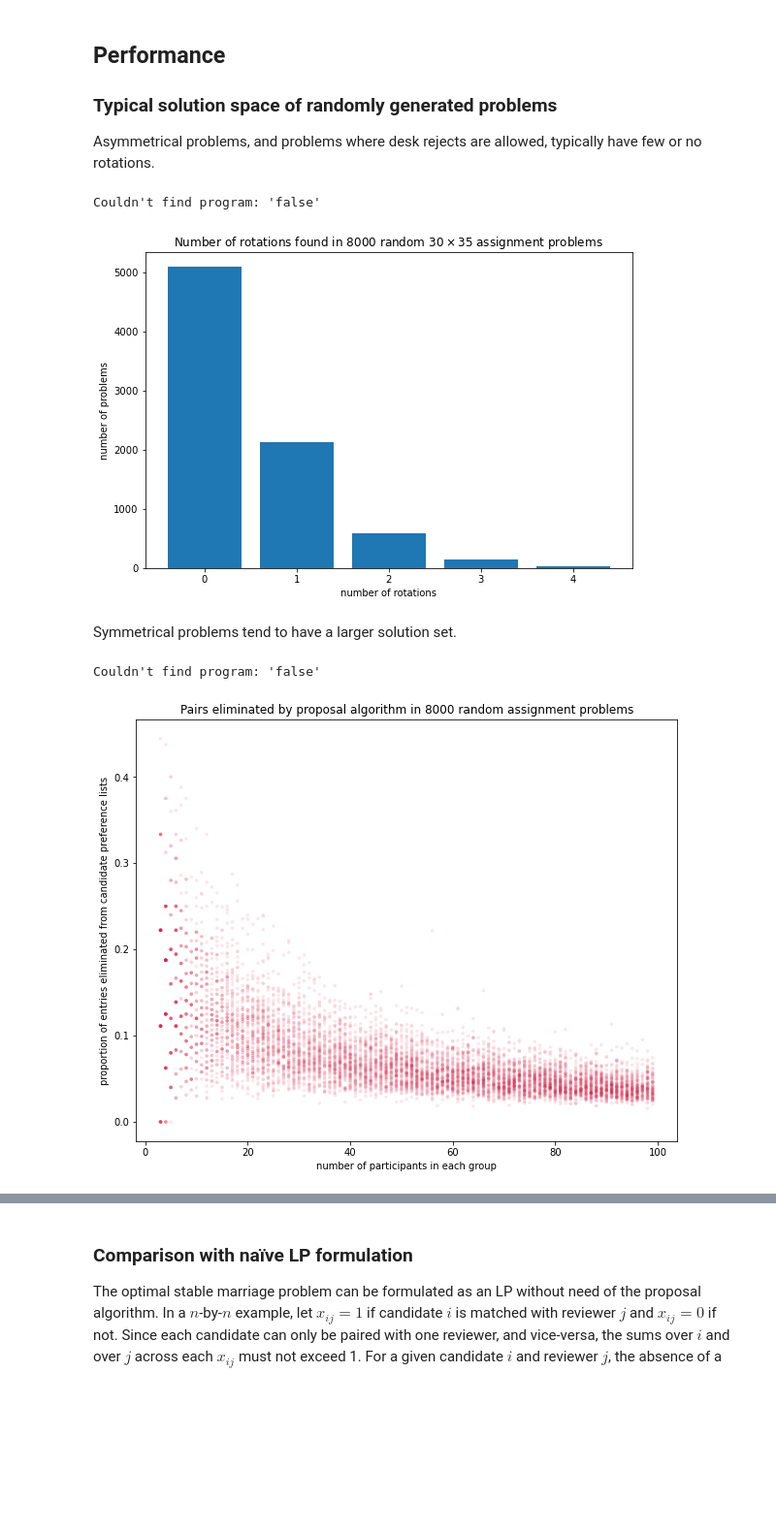
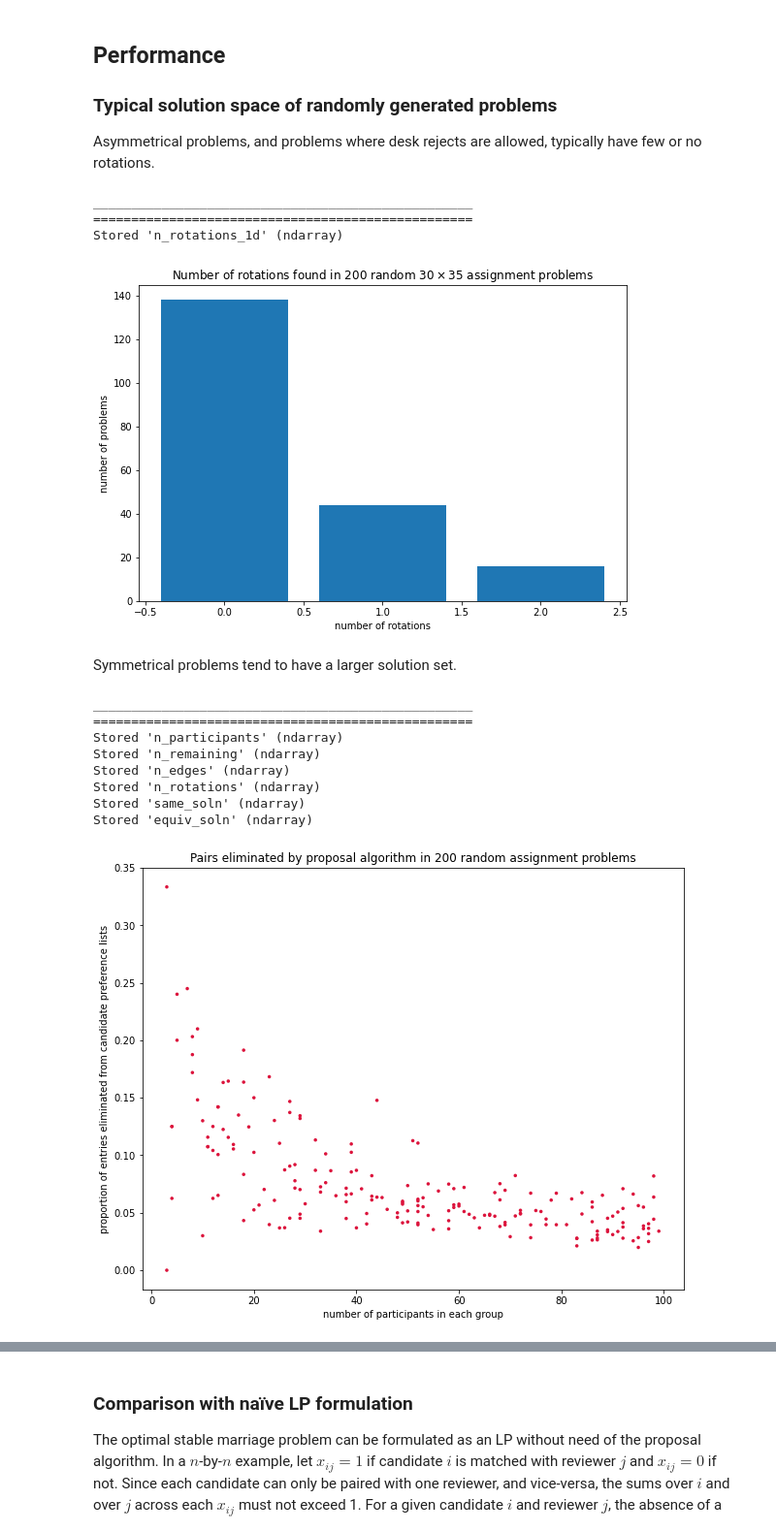
Before and after one commit to maxkapur/assignment, a Jupyter notebook: discussion.ipynb, the cells around one changed output, grey strips where cells are left out. Shown at 97% size. Cells and saved outputs as stored; diff of their text form; code cells hidden in the pictures; blank space fills up the shorter version.

```diff
--- a/discussion.ipynb
+++ b/discussion.ipynb
@@ -310,7 +313,7 @@ pass
 
 Asymmetrical problems, and problems where desk rejects are allowed, typically have few or no rotations.
 # %%
-size = 8000
+size = 200
 # %%
 %%script false --no-raise-error
 np.random.seed(900)
@@ -336,7 +339,9 @@ print()
 n_rotations_1d = np.array(n_rotations_1d)
 %store n_rotations_1d
 # %% [output]
-Couldn't find program: 'false'
+__________________________________________________
+==================================================
+Stored 'n_rotations_1d' (ndarray)
 # %%
 counts = [(n_rotations_1d==i).sum() for i in range(n_rotations_1d.max())]
 
@@ -347,11 +352,11 @@ plt.title(r"Number of rotations found in {} random $30 \times 35$ assignment pro
 plt.bar(range(len(counts)), counts)
 pass
 # %% [output]
-[figure, old version]
+[figure, new version]
 # %% [markdown]
 Symmetrical problems tend to have a larger solution set.
 # %%
-size = 8000
+size = 200
 maxn = 100
 # %%
 %%script false --no-raise-error
@@ -361,6 +366,8 @@ n_participants = []
 n_remaining = []
 n_edges = []
 n_rotations = []
+same_soln = []
+equiv_soln = []
 
 print("_" * 50)
 
@@ -376,38 +383,64 @@ for i in range(size):
 
     n_participants.append(n_i)
     n_remaining.append(sum([len(i) for i in material.proposal()[1]]))
-    edges, rp = material.rotation_digraph()[:2]
+    edges, rotation_poset, rotation_weights, rotation_depths, rotation_key = material.rotation_digraph()
     n_edges.append(len(edges))
-    n_rotations.append(len(rp))
+    n_rotations.append(len(rotation_poset))
+
+    if n_rotations[-1] > 0:
+        r_in_opt_hone, rotation_members_hone = \
+            osa_from_rotation_digraph(edges, rotation_poset, rotation_weights,
+                                      rotation_depths, rotation_key, method='hone')
+
+        r_in_opt_simp, rotation_members_simp = \
+                osa_from_rotation_digraph(edges, rotation_poset, rotation_weights,
+                                          rotation_depths, rotation_key, method='simplex')
+
+        same_soln.append(np.array_equal(r_in_opt_hone, r_in_opt_simp))
+        equiv_soln.append(r_in_opt_hone @ rotation_weights == r_in_opt_simp @ rotation_weights)
 
 print()
 
 n_participants = np.array(n_participants)
 n_remaining = np.array(n_remaining)
+n_edges = np.array(n_edges)
 n_rotations = np.array(n_rotations)
+
+same_soln = np.array(same_soln)
+equiv_soln = np.array(equiv_soln)
 
 %store n_participants
 %store n_remaining
 %store n_edges
 %store n_rotations
+%store same_soln
+%store equiv_soln
 # %% [output]
-Couldn't find program: 'false'
+__________________________________________________
+==================================================
+Stored 'n_participants' (ndarray)
+Stored 'n_remaining' (ndarray)
+Stored 'n_edges' (ndarray)
+Stored 'n_rotations' (ndarray)
+Stored 'same_soln' (ndarray)
+Stored 'equiv_soln' (ndarray)
 # %%
 pc_eliminated = 1 - n_remaining / n_participants**2
+alpha = .8
 
-#coef = np.linalg.lstsq(np.stack([n_participants, 1/n_participants]).T,
-#                       pc_eliminated, rcond=None)[0]
-#print(coef)
+# coef = np.linalg.lstsq(np.stack([n_participants, 1/n_participants]).T,
+#                        pc_eliminated, rcond=None)[0]
+# print(coef)
 fig, ax = plt.subplots(figsize=(10, 8))
-#x_plot = np.arange(3, maxn)
-#ax.plot(x_plot, coef @ [x_plot, 1/x_plot], color="black", ls="--")
-ax.scatter(n_participants, pc_eliminated, marker=".", color="crimson", alpha=.1, s=50, ec=None)
+# x_plot = np.arange(3, maxn)
+# ax.plot(x_plot, coef @ [x_plot, 1/x_plot], color="black", ls="--")
+ax.scatter(n_participants, pc_eliminated, marker=".", color="crimson", alpha=alpha, s=50, ec=None)
 ax.set_xlabel("number of participants in each group")
 ax.set_ylabel("proportion of entries eliminated from candidate preference lists")
 ax.set_title("Pairs eliminated by proposal algorithm in {} random assignment problems".format(size))
 pass
 # %% [output]
-[figure, old version]
+[figure, new version]
 # %%
 coef = np.linalg.lstsq(np.stack([n_participants, np.sqrt(n_participants)]).T,
                         n_rotations, rcond=None)[0]
```
Also changed, not shown: parts of 7 cells of this notebook, 4 other files.
